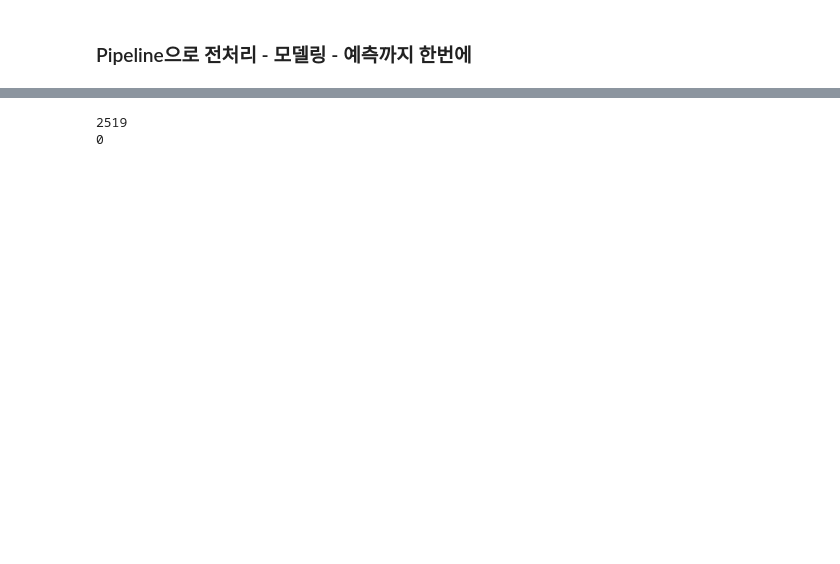
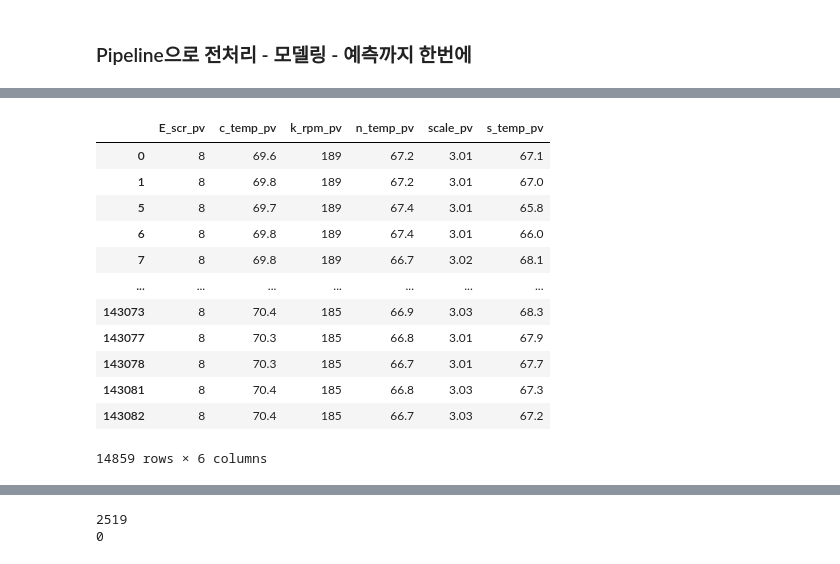
Before and after one commit to juugii-ho/Project_CompterMate, a Jupyter notebook: Modeling/Project/JJW/Project/M07_pipeline.ipynb, the cells around one changed output, grey strips where cells are left out. Saved outputs shown, nothing was run; the diff lists cells and outputs as text; code cells hidden in the pictures; blank space fills up the shorter version.

```diff
--- a/Modeling/Project/JJW/Project/M07_pipeline.ipynb
+++ b/Modeling/Project/JJW/Project/M07_pipeline.ipynb
@@ -34,0 +54,19 @@ data.head()
+# %%
+# 2-2. Preprocessing : 추가 전처리
+
+# 2.85 ~ 3.3 사이의 scale 개수
+data[(data['scale_pv'] > 2.95) & (data['scale_pv'] < 3.05)]
+# %% [output]
+|  | E_scr_pv | c_temp_pv | k_rpm_pv | n_temp_pv | scale_pv | s_temp_pv |
+| 0 | 8 | 69.6 | 189 | 67.2 | 3.01 | 67.1 |
+| 1 | 8 | 69.8 | 189 | 67.2 | 3.01 | 67.0 |
+| 5 | 8 | 69.7 | 189 | 67.4 | 3.01 | 65.8 |
+| 6 | 8 | 69.8 | 189 | 67.4 | 3.01 | 66.0 |
+| 7 | 8 | 69.8 | 189 | 66.7 | 3.02 | 68.1 |
+| ... | ... | ... | ... | ... | ... | ... |
+| 143073 | 8 | 70.4 | 185 | 66.9 | 3.03 | 68.3 |
+| 143077 | 8 | 70.3 | 185 | 66.8 | 3.01 | 67.9 |
+| 143078 | 8 | 70.3 | 185 | 66.7 | 3.01 | 67.7 |
+| 143081 | 8 | 70.4 | 185 | 66.8 | 3.03 | 67.3 |
+| 143082 | 8 | 70.4 | 185 | 66.7 | 3.03 | 67.2 |
+14859 rows × 6 columns
```
Also changed, not shown: parts of 11 cells of this notebook, 3 other files.
